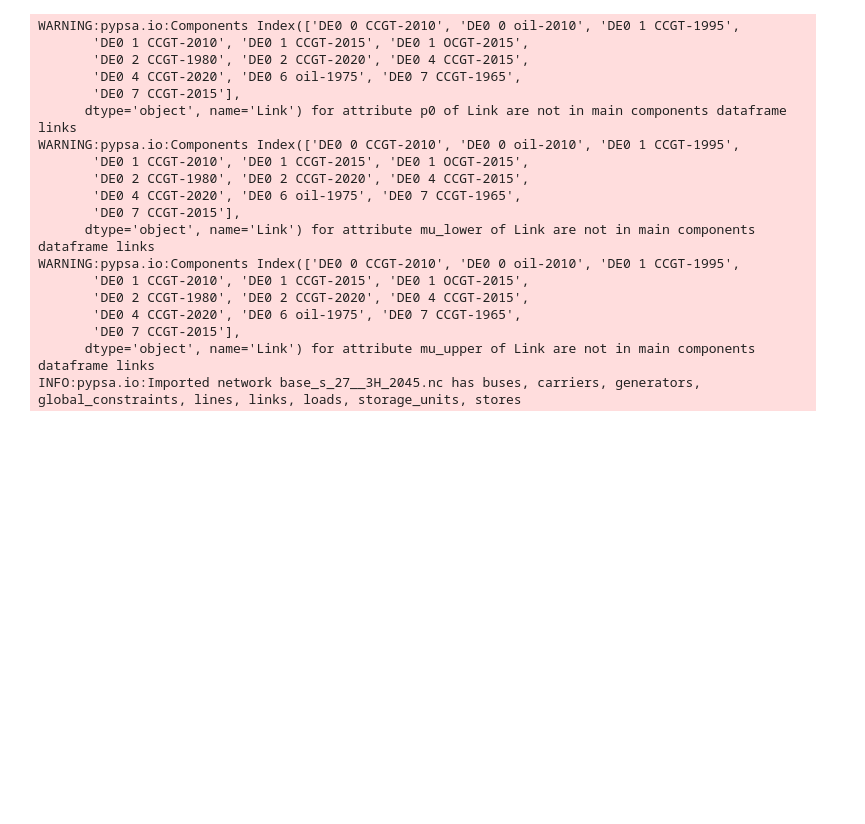
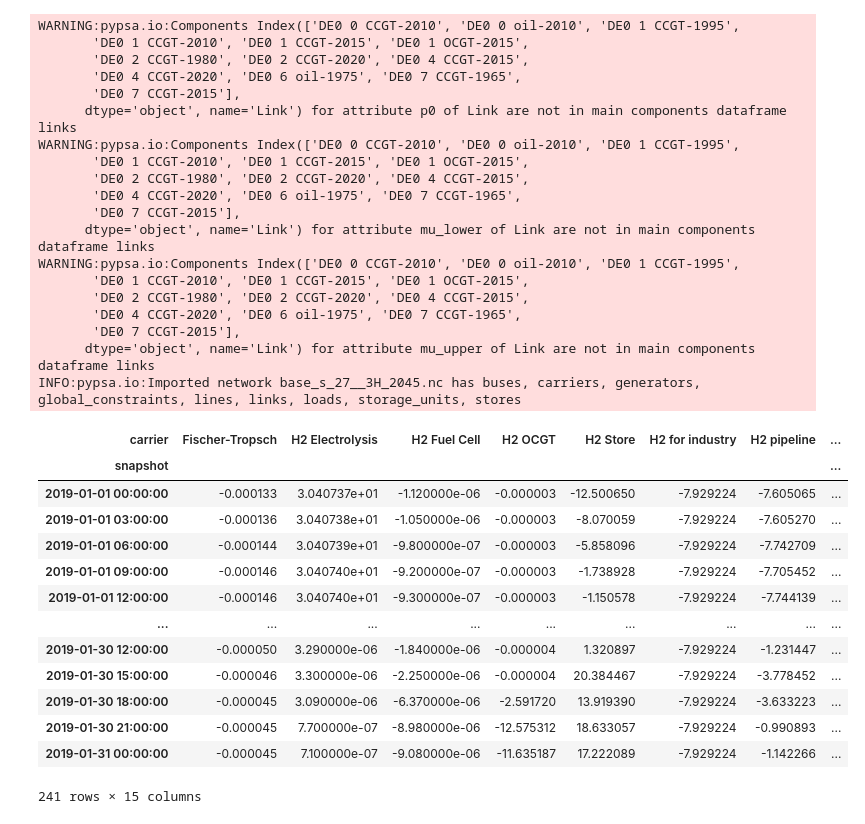
Before and after one commit to mohsenmansouri/pypsa-de, a Jupyter notebook: research/test.ipynb, the cells around one changed output. Drawn from its saved outputs; the diff is of its cells as text; code cells hidden in the pictures; blank space fills up the shorter version.

```diff
--- a/research/test.ipynb
+++ b/research/test.ipynb
@@ -62,7 +64,25 @@ balance = nf45.statistics.energy_balance(
 
 nodal_balance = balance
 carriers=["AC", "low voltage", "DSM"]
+# carriers = ["H2"]
 mask = nodal_balance.index.get_level_values("bus_carrier").isin(carriers)
 mask
-nb = balance[mask].groupby("carrier").sum().div(1e3).T['2019-01-01 00:00:00': '2019-01-31 00:00:00'].sum(axi)
+nb = balance[mask].groupby("carrier").sum().div(1e3).T['2019-01-01 00:00:00': '2019-01-31 00:00:00']
 px.bar(nb)
+# %%
+nb
+# %% [output]
+| carrier | Fischer-Tropsch | H2 Electrolysis | H2 Fuel Cell | H2 OCGT | H2 Store | H2 for industry | H2 pipeline | ... |
+| snapshot |  |  |  |  |  |  |  | ... |
+| 2019-01-01 00:00:00 | -0.000133 | 3.040737e+01 | -1.120000e-06 | -0.000003 | -12.500650 | -7.929224 | -7.605065 | ... |
+| 2019-01-01 03:00:00 | -0.000136 | 3.040738e+01 | -1.050000e-06 | -0.000003 | -8.070059 | -7.929224 | -7.605270 | ... |
+| 2019-01-01 06:00:00 | -0.000144 | 3.040739e+01 | -9.800000e-07 | -0.000003 | -5.858096 | -7.929224 | -7.742709 | ... |
+| 2019-01-01 09:00:00 | -0.000146 | 3.040740e+01 | -9.200000e-07 | -0.000003 | -1.738928 | -7.929224 | -7.705452 | ... |
+| 2019-01-01 12:00:00 | -0.000146 | 3.040740e+01 | -9.300000e-07 | -0.000003 | -1.150578 | -7.929224 | -7.744139 | ... |
+| ... | ... | ... | ... | ... | ... | ... | ... | ... |
+| 2019-01-30 12:00:00 | -0.000050 | 3.290000e-06 | -1.840000e-06 | -0.000004 | 1.320897 | -7.929224 | -1.231447 | ... |
+| 2019-01-30 15:00:00 | -0.000046 | 3.300000e-06 | -2.250000e-06 | -0.000004 | 20.384467 | -7.929224 | -3.778452 | ... |
+| 2019-01-30 18:00:00 | -0.000045 | 3.090000e-06 | -6.370000e-06 | -2.591720 | 13.919390 | -7.929224 | -3.633223 | ... |
+| 2019-01-30 21:00:00 | -0.000045 | 7.700000e-07 | -8.980000e-06 | -12.575312 | 18.633057 | -7.929224 | -0.990893 | ... |
+| 2019-01-31 00:00:00 | -0.000045 | 7.100000e-07 | -9.080000e-06 | -11.635187 | 17.222089 | -7.929224 | -1.142266 | ... |
+241 rows × 15 columns
```
Also changed, not shown: parts of 2 cells of this notebook, 6 other files.
